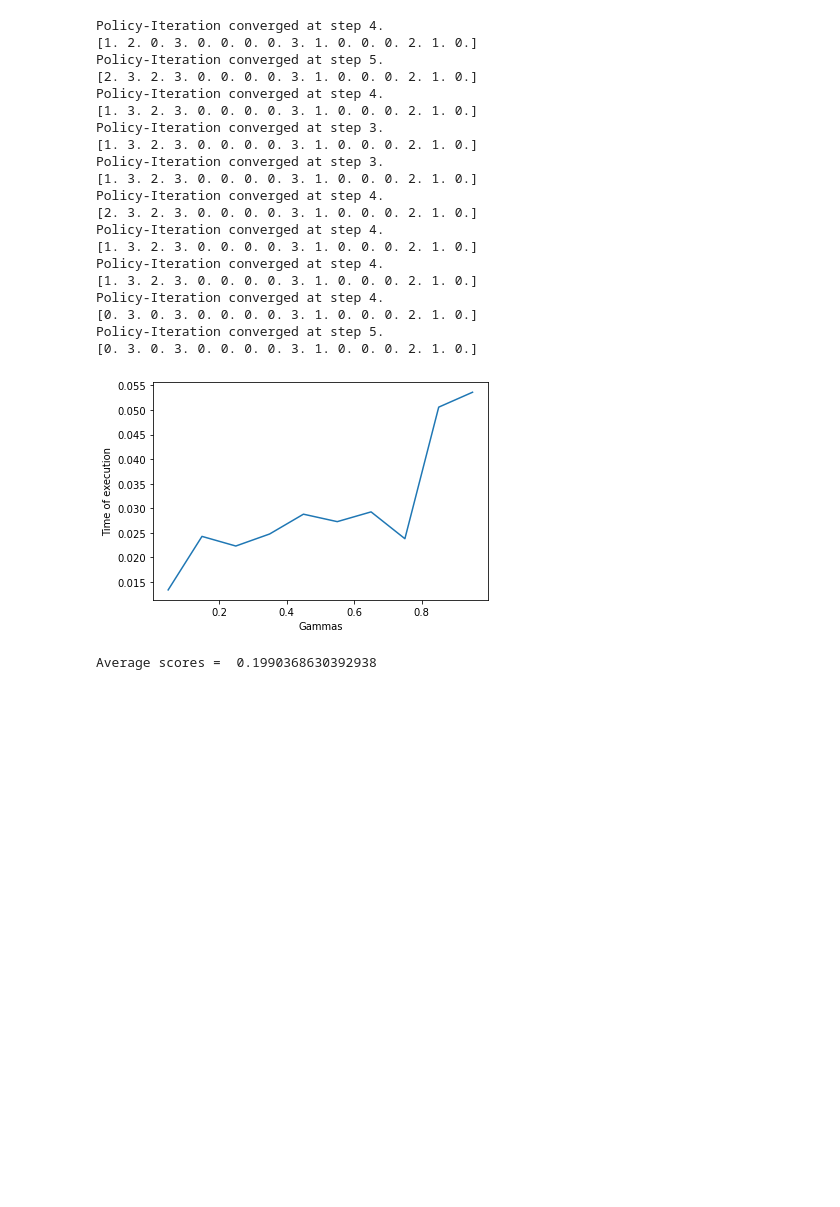
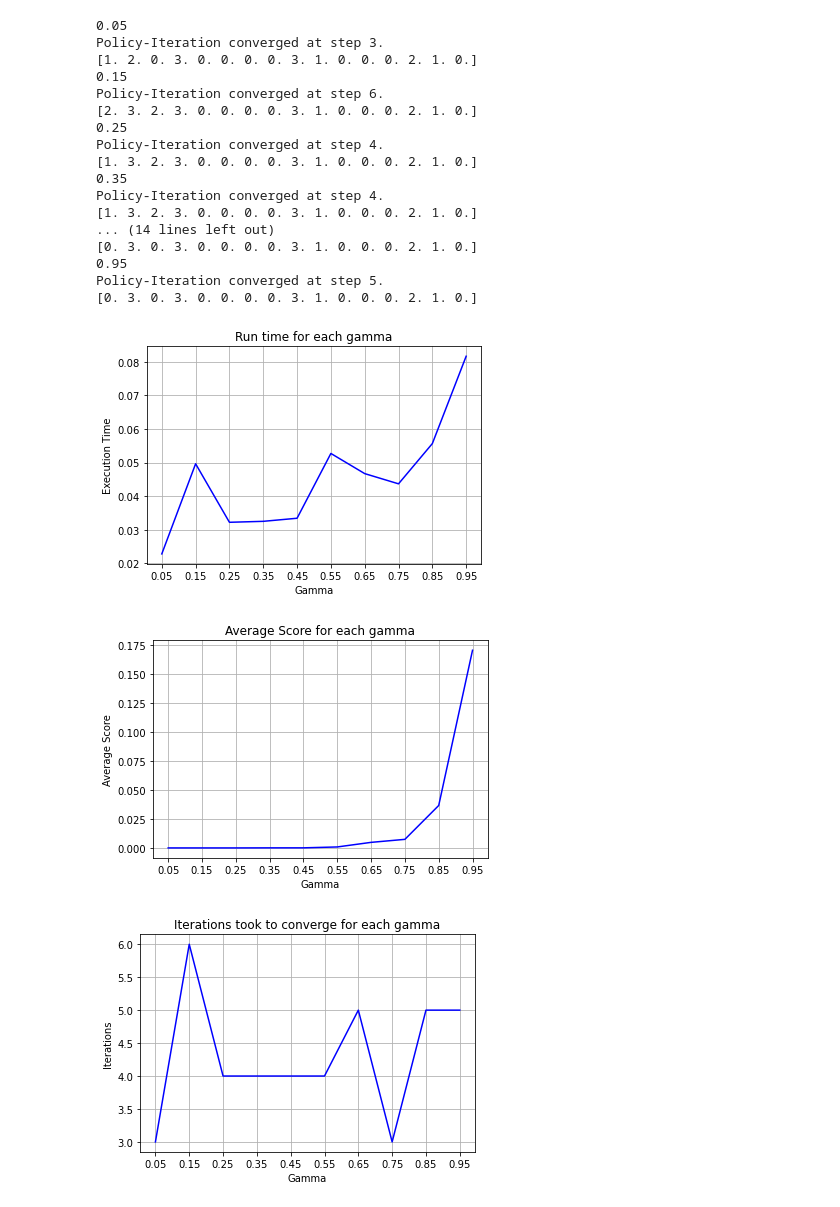
Before and after one commit to jbanigan/CS-7641, a Jupyter notebook: MDP/FL_PI.ipynb, the cells around one changed output. Drawn from its saved outputs; the diff is of its cells as text; code cells hidden in the pictures; blank space fills up the shorter version.

```diff
--- a/MDP/FL_PI.ipynb
+++ b/MDP/FL_PI.ipynb
@@ -9,45 +9,40 @@ from helper import policy_iteration, evaluate_policy
 env_name  = 'FrozenLake-v0'
 env = gym.make(env_name)
 env = env.unwrapped
-times=[0]*10
-gammas=[0]*10
-iterations=[0]*10
-listscore=[0]*10
-for i in range(0,10):
-    start=time.time()
-    optimal_policy,k = policy_iteration(env, gamma = (i+0.5)/10)
-    scores = evaluate_policy(env, optimal_policy, gamma = (i+0.5)/10)
-    end=time.time()
-    gammas[i]=(i+0.5)/10
-    listscore[i]=np.mean(scores)
-    iterations[i]=k
-    times[i]=end-start
+gammas=[(i+0.5)/10 for i in range(10)]
+time_arr, score_arr, iters_arr = [],[],[]
+for g in gammas:
+    print(g)
+    s=time.time()
+    optimal_policy,k = policy_iteration(env, gamma=g)
+    scores = evaluate_policy(env, optimal_policy, gamma=g)
+    time_arr.append(time.time()-s)
+    score_arr.append(np.mean(scores))
+    iters_arr.append(k)
     print(optimal_policy)
-plt.plot(gammas, times)
-plt.xlabel('Gammas')
-plt.ylabel('Time of execution')
-plt.show()
-print('Average scores = ', np.mean(scores))
 # %% [output]
-Policy-Iteration converged at step 4.
+0.05
+Policy-Iteration converged at step 3.
 [1. 2. 0. 3. 0. 0. 0. 0. 3. 1. 0. 0. 0. 2. 1. 0.]
-Policy-Iteration converged at step 5.
+0.15
+Policy-Iteration converged at step 6.
 [2. 3. 2. 3. 0. 0. 0. 0. 3. 1. 0. 0. 0. 2. 1. 0.]
+0.25
 Policy-Iteration converged at step 4.
 [1. 3. 2. 3. 0. 0. 0. 0. 3. 1. 0. 0. 0. 2. 1. 0.]
-Policy-Iteration converged at step 3.
-[1. 3. 2. 3. 0. 0. 0. 0. 3. 1. 0. 0. 0. 2. 1. 0.]
-Policy-Iteration converged at step 3.
-[1. 3. 2. 3. 0. 0. 0. 0. 3. 1. 0. 0. 0. 2. 1. 0.]
-Policy-Iteration converged at step 4.
-[2. 3. 2. 3. 0. 0. 0. 0. 3. 1. 0. 0. 0. 2. 1. 0.]
+0.35
 Policy-Iteration converged at step 4.
 [1. 3. 2. 3. 0. 0. 0. 0. 3. 1. 0. 0. 0. 2. 1. 0.]
-Policy-Iteration converged at step 4.
-[1. 3. 2. 3. 0. 0. 0. 0. 3. 1. 0. 0. 0. 2. 1. 0.]
-Policy-Iteration converged at step 4.
+... (14 lines left out)
 [0. 3. 0. 3. 0. 0. 0. 0. 3. 1. 0. 0. 0. 2. 1. 0.]
+0.95
 Policy-Iteration converged at step 5.
 [0. 3. 0. 3. 0. 0. 0. 0. 3. 1. 0. 0. 0. 2. 1. 0.]
-[figure, removed]
-Average scores =  0.1990368630392938
+# %%
+plots(gammas, time_arr, 'Execution Time', 'Run time for each gamma')
+plots(gammas, score_arr, 'Average Score', 'Average Score for each gamma')
+plots(gammas, iters_arr, 'Iterations', 'Iterations took to converge for each gamma')
+# %% [output]
+[figure, added]
+[figure, added]
+[figure, added]
```
Also changed, not shown: parts of 1 cell of this notebook, 7 other files.
